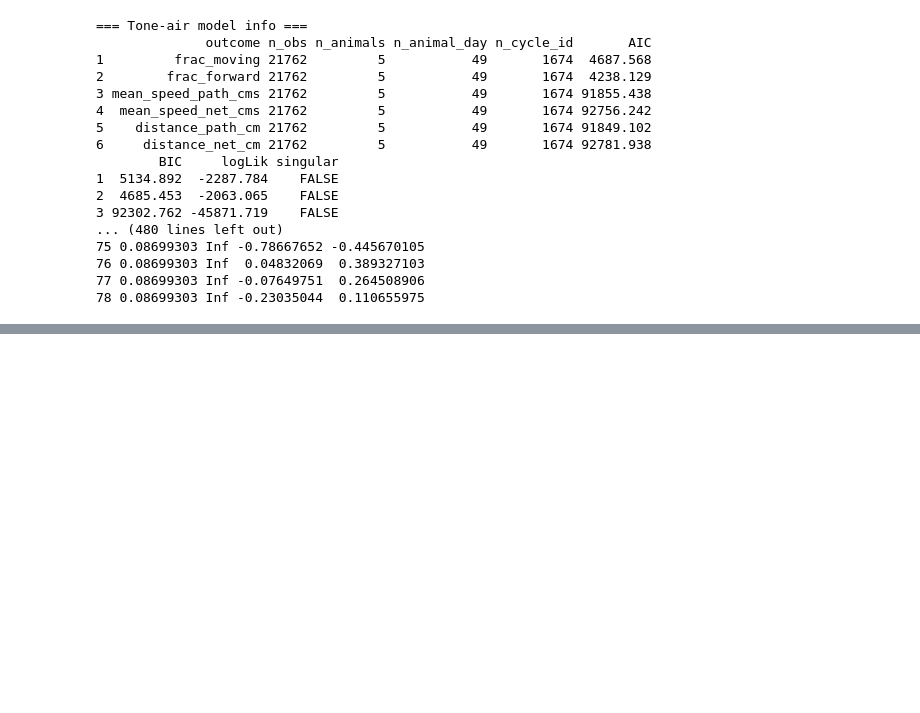
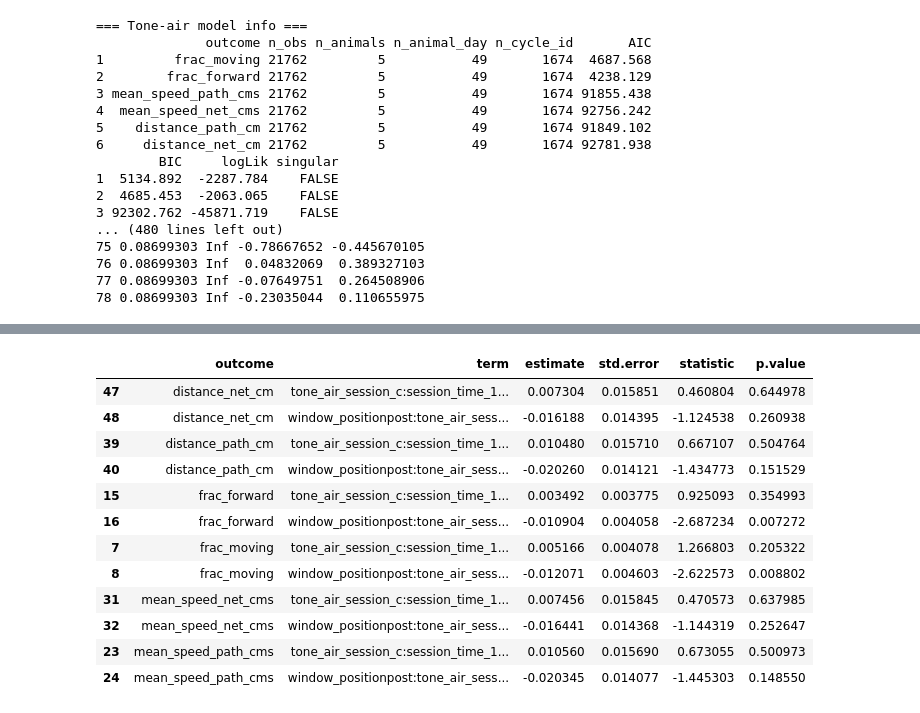
Before and after one commit to neuromomentumlab/Classical_Conditioning_Air_Wheel, a Jupyter notebook: Python/notebooks/tone_air_training_analysis.ipynb, the cells around one changed output, grey strips where cells are left out. Saved outputs shown, nothing was run; the diff lists cells and outputs as text; code cells hidden in the pictures; blank space fills up the shorter version.

Commit message:
Air and Tone Analysis

```diff
--- a/Python/notebooks/tone_air_training_analysis.ipynb
+++ b/Python/notebooks/tone_air_training_analysis.ipynb
@@ -929,0 +2723,32 @@ R[write to console]: NOTE: Results may be misleading due to involvement in inter
+# %%
+import pandas as pd
+import numpy as np
+
+# Make a clean copy
+fixed = tone_on_fixed_R.copy()
+
+# Show all terms containing both tone_air_session_c and session_time_10m_c
+session_x_time_terms = fixed[
+    fixed["term"].str.contains("tone_air_session_c", regex=False) &
+    fixed["term"].str.contains("session_time_10m_c", regex=False)
+].copy()
+
+display(
+    session_x_time_terms[
+        ["outcome", "term", "estimate", "std.error", "statistic", "p.value"]
+    ].sort_values(["outcome", "term"])
+)
+# %% [output]
+|  | outcome | term | estimate | std.error | statistic | p.value |
+| 47 | distance_net_cm | tone_air_session_c:session_time_1... | 0.007304 | 0.015851 | 0.460804 | 0.644978 |
+| 48 | distance_net_cm | window_positionpost:tone_air_sess... | -0.016188 | 0.014395 | -1.124538 | 0.260938 |
+| 39 | distance_path_cm | tone_air_session_c:session_time_1... | 0.010480 | 0.015710 | 0.667107 | 0.504764 |
+| 40 | distance_path_cm | window_positionpost:tone_air_sess... | -0.020260 | 0.014121 | -1.434773 | 0.151529 |
+| 15 | frac_forward | tone_air_session_c:session_time_1... | 0.003492 | 0.003775 | 0.925093 | 0.354993 |
+| 16 | frac_forward | window_positionpost:tone_air_sess... | -0.010904 | 0.004058 | -2.687234 | 0.007272 |
+| 7 | frac_moving | tone_air_session_c:session_time_1... | 0.005166 | 0.004078 | 1.266803 | 0.205322 |
+| 8 | frac_moving | window_positionpost:tone_air_sess... | -0.012071 | 0.004603 | -2.622573 | 0.008802 |
+| 31 | mean_speed_net_cms | tone_air_session_c:session_time_1... | 0.007456 | 0.015845 | 0.470573 | 0.637985 |
+| 32 | mean_speed_net_cms | window_positionpost:tone_air_sess... | -0.016441 | 0.014368 | -1.144319 | 0.252647 |
+| 23 | mean_speed_path_cms | tone_air_session_c:session_time_1... | 0.010560 | 0.015690 | 0.673055 | 0.500973 |
+| 24 | mean_speed_path_cms | window_positionpost:tone_air_sess... | -0.020345 | 0.014077 | -1.445303 | 0.148550 |
```
Also changed, not shown: parts of 10 cells of this notebook.
